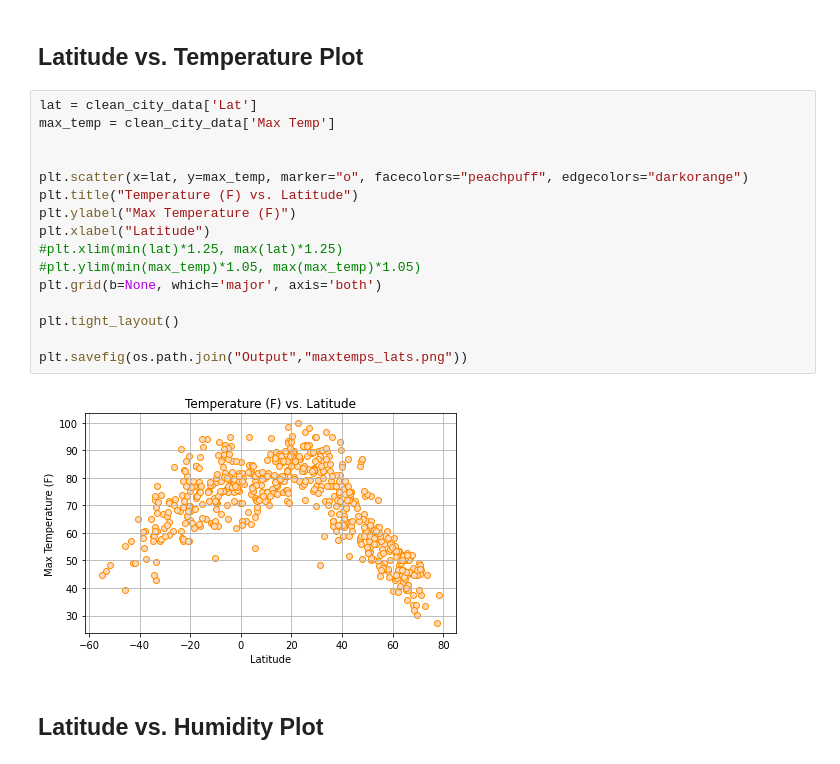
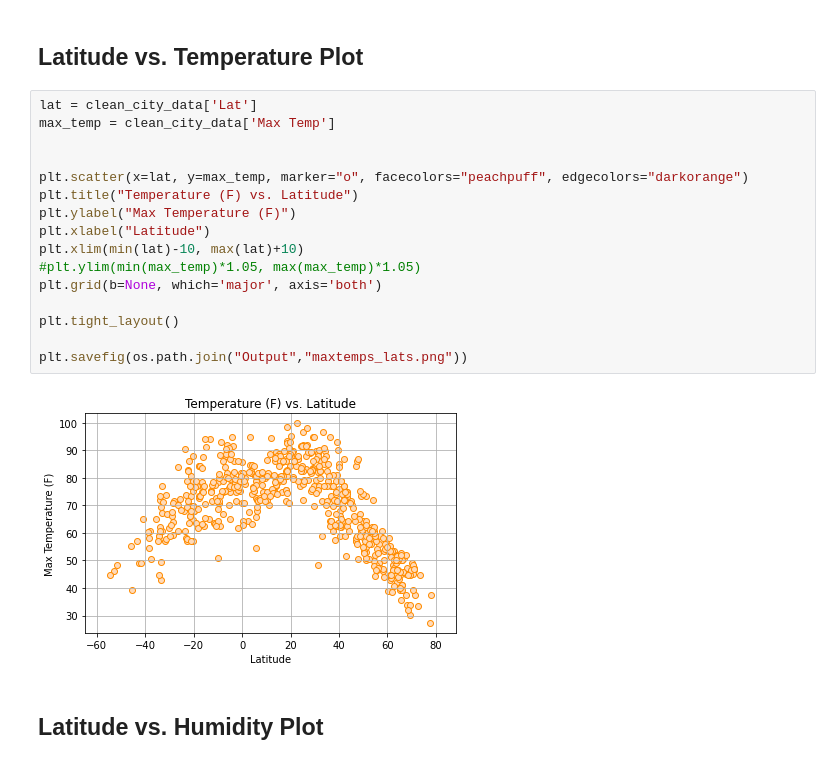
Before and after one commit to KaiCee2010/python-api-challenge, a Jupyter notebook: WeatherPy/WeatherPy.ipynb, the cells around one changed output. Saved outputs shown, nothing was run; the diff lists cells and outputs as text.

Commit message:
Added updated limits to Temperature and Humidity plots.

```diff
--- a/WeatherPy/WeatherPy.ipynb
+++ b/WeatherPy/WeatherPy.ipynb
@@ -174,21 +174,21 @@ Total records in clean_city_data dataframe is 604
 # %%
 lat = clean_city_data['Lat']
 max_temp = clean_city_data['Max Temp']
 
 
 plt.scatter(x=lat, y=max_temp, marker="o", facecolors="peachpuff", edgecolors="darkorange")
 plt.title("Temperature (F) vs. Latitude")
 plt.ylabel("Max Temperature (F)")
 plt.xlabel("Latitude")
-#plt.xlim(min(lat)*1.25, max(lat)*1.25)
+plt.xlim(min(lat)-10, max(lat)+10)
 #plt.ylim(min(max_temp)*1.05, max(max_temp)*1.05)
 plt.grid(b=None, which='major', axis='both')
 
 plt.tight_layout()
 
 plt.savefig(os.path.join("Output","maxtemps_lats.png"))
 # %% [output]
-[figure, old version]
+[figure, new version]
 # %% [markdown]
 ## Latitude vs. Humidity Plot
 # %%
```
Also changed, not shown: 2 other files.
